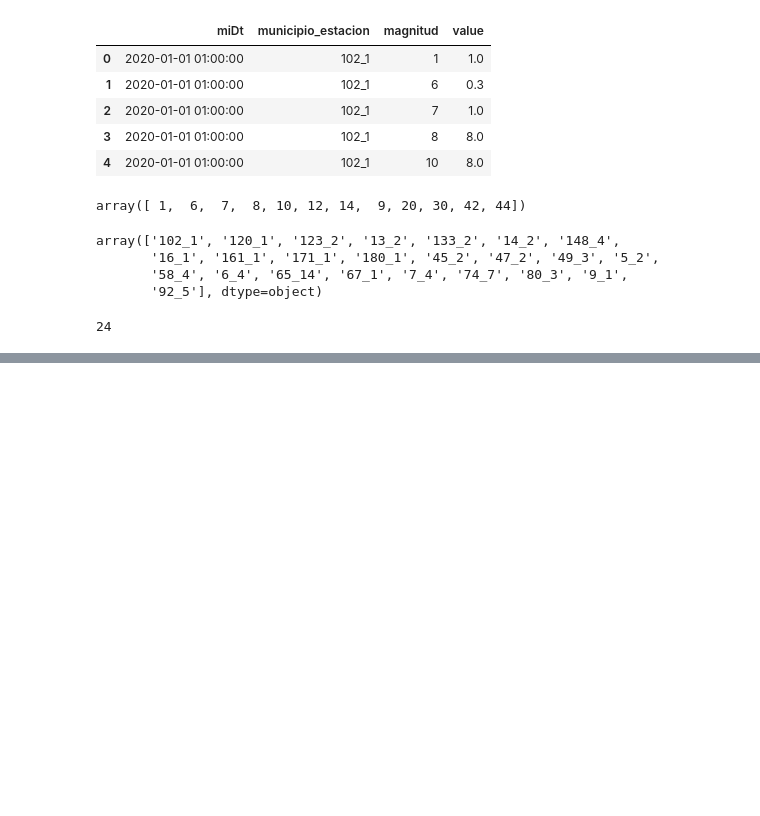
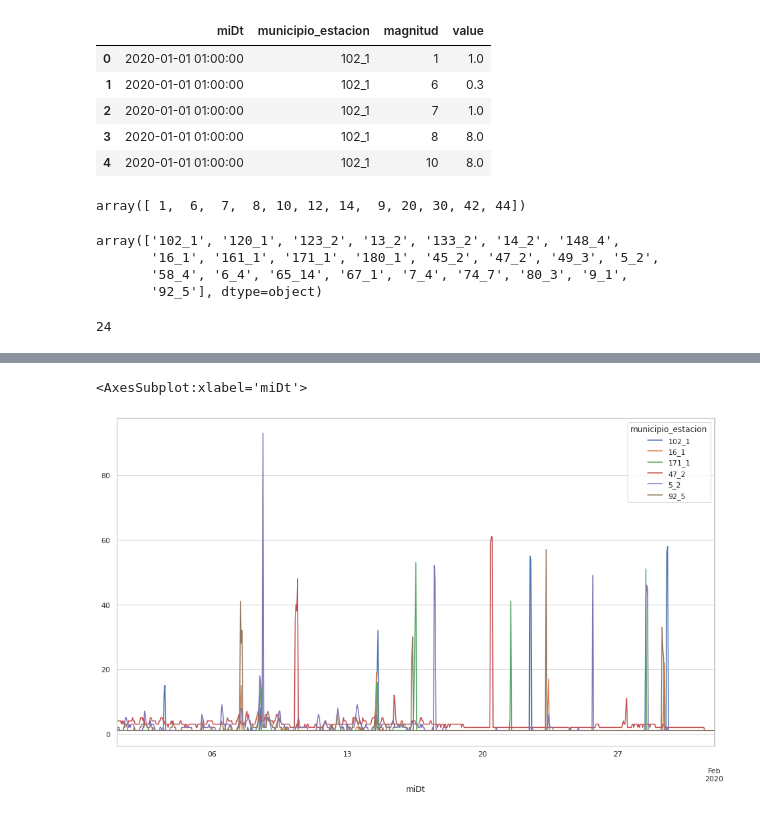
Before and after one commit to 4tolon/Aire_de_calidad, a Jupyter notebook: notebooks/Transformacion de csvs_3.ipynb, the cells around one changed output, grey strips where cells are left out. Cells and saved outputs as stored; diff of their text form; code cells hidden in the pictures; blank space fills up the shorter version.

```diff
--- a/notebooks/Transformacion de csvs_3.ipynb
+++ b/notebooks/Transformacion de csvs_3.ipynb
@@ -474,0 +426,2 @@ f
+# %%
+df_total.columns = new_col
@@ -474,0 +449,5 @@ f
+# %%
+df_total = pd.pivot_table(data=df_total,
+               index=['miDt'],
+               columns=['municipio_estacion']
+              )
@@ -474,0 +516,2 @@ f
+# %%
+df1 = df_total.copy()
@@ -474,0 +536,2 @@ f
+# %%
+df1= df1.asfreq('H')
@@ -474,0 +571,5 @@ f
+# %%
+df1['ensayo_1'].plot()
+# %% [output]
+<AxesSubplot:xlabel='miDt'>
+[figure, added]
```
Also changed, not shown: parts of 46 cells of this notebook.
